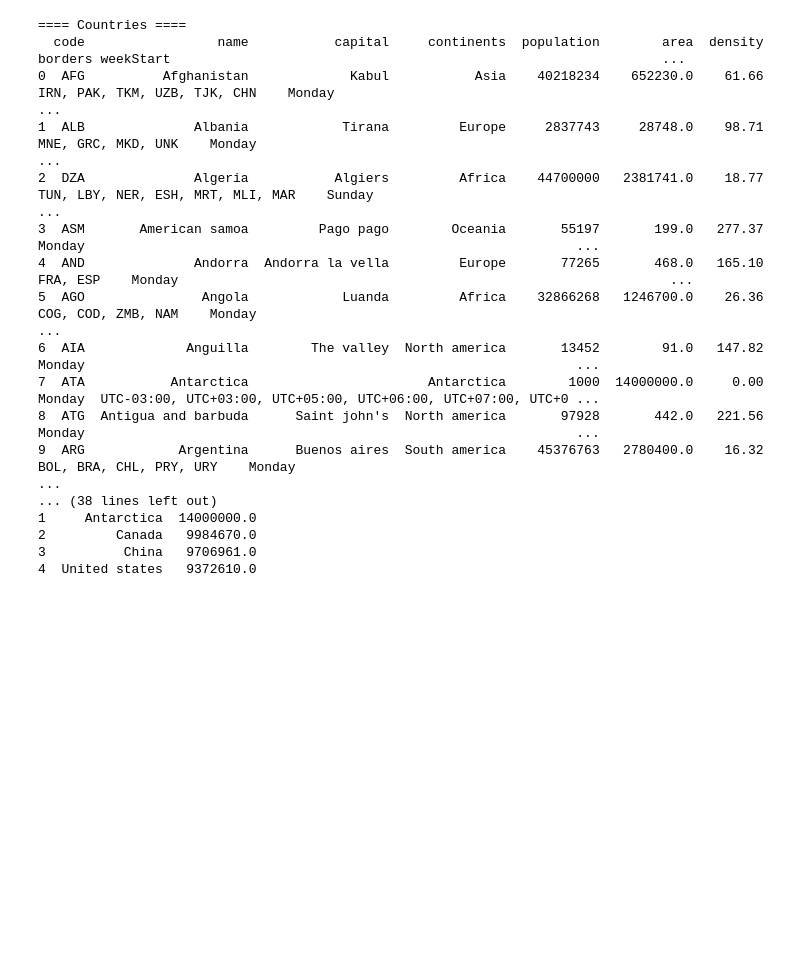
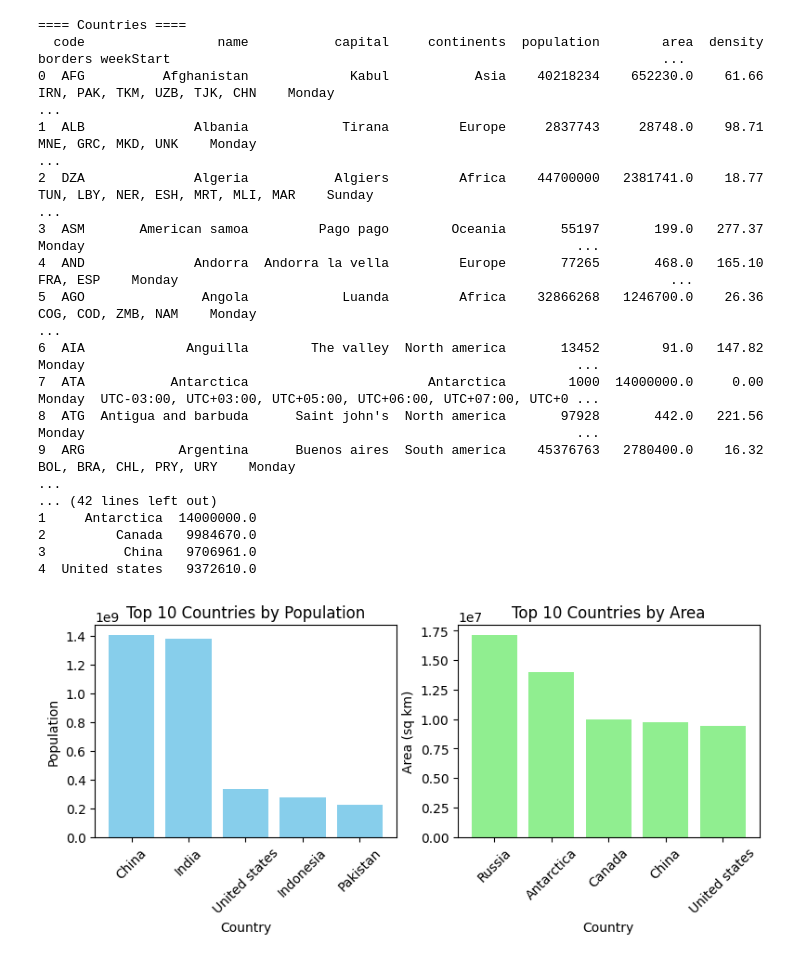
Before and after one commit to BarhaPritha/Data-Engineering-of-Rest-Countries-API, a Jupyter notebook: Rest_Countries.ipynb, the cells around one changed output. Cells and saved outputs as stored; diff of their text form; code cells hidden in the pictures; blank space fills up the shorter version.

```diff
--- a/Rest_Countries.ipynb
+++ b/Rest_Countries.ipynb
@@ -18,6 +18,7 @@ import sqlite3
 import requests
 import pandas as pd
 from typing import List, Dict, Any
+import matplotlib.pyplot as plt
 
 
 logging.basicConfig(level=logging.INFO, format="%(asctime)s [%(levelname)s] %(message)s")
@@ -137,52 +138,72 @@ def preview_tables(db_path=DB_PATH):
     conn.close()
 
     print("\n==== Countries ====")
-    print(countries.to_string(index=True))
+    print(countries.to_string(index=True), "\n")
     print("\n==== Languages ====")
-    print(languages.to_string(index=True))
+    print(languages.to_string(index=True), "\n")
     print("\n==== Countries and their Languages ====")
-    print(country_languages.to_string(index=True))
+    print(country_languages.to_string(index=True), "\n")
 
 
 def run_summary(db_path=DB_PATH):
     conn = sqlite3.connect(db_path)
 
-    population = pd.read_sql_query("SELECT name, population FROM countries WHERE population IS NOT NULL ORDER BY population DESC LIMIT 5;", conn)
-    area = pd.read_sql_query("SELECT name, area FROM countries WHERE area IS NOT NULL ORDER BY area DESC LIMIT 5;", conn)
+    df_pop = pd.read_sql_query("SELECT name, population FROM countries WHERE population IS NOT NULL ORDER BY population DESC LIMIT 5;", conn)
+    df_area = pd.read_sql_query("SELECT name, area FROM countries WHERE area IS NOT NULL ORDER BY area DESC LIMIT 5;", conn)
     conn.close()
 
     print("\n==== Top 5 Countries by Population ====")
-    print(population.to_string(index=True))
+    print(df_pop.to_string(index=True), "\n")
     print("\n==== Top 5 Countries by Area ====")
-    print(area.to_string(index=True))
+    print(df_area.to_string(index=True), "\n")
+
+    fig, axes = plt.subplots(1, 2, figsize=(8, 4))
+
+    axes[0].bar(df_pop["name"], df_pop["population"], color="skyblue")
+    axes[0].set_title("Top 10 Countries by Population")
+    axes[0].set_xlabel("Country")
+    axes[0].set_ylabel("Population")
+    axes[0].tick_params(axis="x", rotation=45)
+
+    axes[1].bar(df_area["name"], df_area["area"], color="lightgreen")
+    axes[1].set_title("Top 10 Countries by Area")
+    axes[1].set_xlabel("Country")
+    axes[1].set_ylabel("Area (sq km)")
+    axes[1].tick_params(axis="x", rotation=45)
+
+    plt.tight_layout()
+    plt.show()
+
 
 
 def main():
     raw = extract()
     countries, languages, country_languages = transform(raw)
     load(countries, languages, country_languages)
 
     preview_tables()
     run_summary()
 
 
+
 if __name__ == "__main__":
     main()
 # %% [output]
 ==== Countries ====
   code                 name           capital     continents  population        area  density                            borders weekStart                                                               ...
 0  AFG          Afghanistan             Kabul           Asia    40218234    652230.0    61.66       IRN, PAK, TKM, UZB, TJK, CHN    Monday                                                               ...
 1  ALB              Albania            Tirana         Europe     2837743     28748.0    98.71                 MNE, GRC, MKD, UNK    Monday                                                               ...
 2  DZA              Algeria           Algiers         Africa    44700000   2381741.0    18.77  TUN, LBY, NER, ESH, MRT, MLI, MAR    Sunday                                                               ...
 3  ASM       American samoa         Pago pago        Oceania       55197       199.0   277.37                                       Monday                                                               ...
 4  AND              Andorra  Andorra la vella         Europe       77265       468.0   165.10                           FRA, ESP    Monday                                                               ...
 5  AGO               Angola            Luanda         Africa    32866268   1246700.0    26.36                 COG, COD, ZMB, NAM    Monday                                                               ...
 6  AIA             Anguilla        The valley  North america       13452        91.0   147.82                                       Monday                                                               ...
 7  ATA           Antarctica                       Antarctica        1000  14000000.0     0.00                                       Monday  UTC-03:00, UTC+03:00, UTC+05:00, UTC+06:00, UTC+07:00, UTC+0 ...
 8  ATG  Antigua and barbuda      Saint john's  North america       97928       442.0   221.56                                       Monday                                                               ...
 9  ARG            Argentina      Buenos aires  South america    45376763   2780400.0    16.32            BOL, BRA, CHL, PRY, URY    Monday                                                               ...
-... (38 lines left out)
+... (42 lines left out)
 1     Antarctica  14000000.0
 2         Canada   9984670.0
 3          China   9706961.0
 4  United states   9372610.0
+[figure, added]
```
